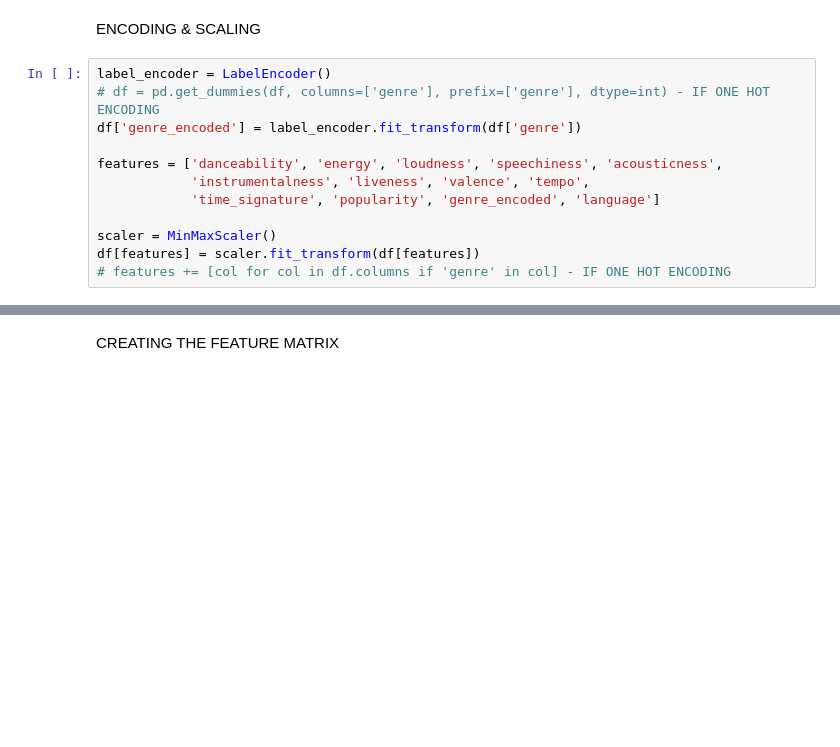
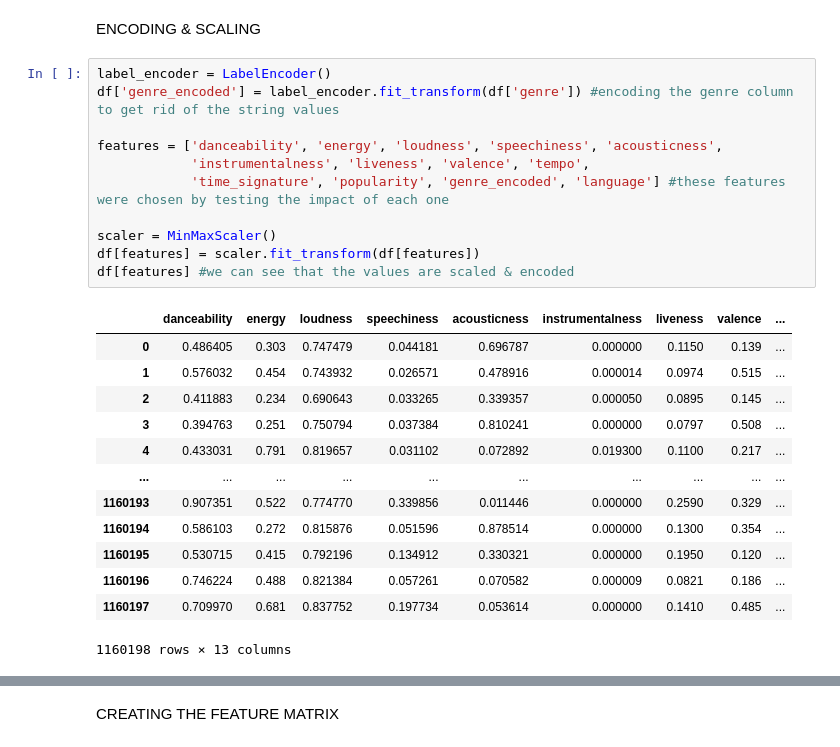
Before and after one commit to NihatBabayev/recommender, a Jupyter notebook: research_notebooks/playlist_recommender.ipynb, the cells around one changed output, grey strips where cells are left out. Drawn from its saved outputs; the diff is of its cells as text; blank space fills up the shorter version.

```diff
--- a/research_notebooks/playlist_recommender.ipynb
+++ b/research_notebooks/playlist_recommender.ipynb
@@ -54,13 +47,26 @@ df
 ENCODING & SCALING
 # %%
 label_encoder = LabelEncoder()
-# df = pd.get_dummies(df, columns=['genre'], prefix=['genre'], dtype=int) - IF ONE HOT ENCODING
-df['genre_encoded'] = label_encoder.fit_transform(df['genre'])
+df['genre_encoded'] = label_encoder.fit_transform(df['genre']) #encoding the genre column to get rid of the string values
 
 features = ['danceability', 'energy', 'loudness', 'speechiness', 'acousticness',
             'instrumentalness', 'liveness', 'valence', 'tempo',
-            'time_signature', 'popularity', 'genre_encoded', 'language']
+            'time_signature', 'popularity', 'genre_encoded', 'language'] #these features were chosen by testing the impact of each one
 
 scaler = MinMaxScaler()
 df[features] = scaler.fit_transform(df[features])
-# features += [col for col in df.columns if 'genre' in col] - IF ONE HOT ENCODING
+df[features] #we can see that the values are scaled & encoded
+# %% [output]
+|  | danceability | energy | loudness | speechiness | acousticness | instrumentalness | liveness | valence | ... |
+| 0 | 0.486405 | 0.303 | 0.747479 | 0.044181 | 0.696787 | 0.000000 | 0.1150 | 0.139 | ... |
+| 1 | 0.576032 | 0.454 | 0.743932 | 0.026571 | 0.478916 | 0.000014 | 0.0974 | 0.515 | ... |
+| 2 | 0.411883 | 0.234 | 0.690643 | 0.033265 | 0.339357 | 0.000050 | 0.0895 | 0.145 | ... |
+| 3 | 0.394763 | 0.251 | 0.750794 | 0.037384 | 0.810241 | 0.000000 | 0.0797 | 0.508 | ... |
+| 4 | 0.433031 | 0.791 | 0.819657 | 0.031102 | 0.072892 | 0.019300 | 0.1100 | 0.217 | ... |
+| ... | ... | ... | ... | ... | ... | ... | ... | ... | ... |
+| 1160193 | 0.907351 | 0.522 | 0.774770 | 0.339856 | 0.011446 | 0.000000 | 0.2590 | 0.329 | ... |
+| 1160194 | 0.586103 | 0.272 | 0.815876 | 0.051596 | 0.878514 | 0.000000 | 0.1300 | 0.354 | ... |
+| 1160195 | 0.530715 | 0.415 | 0.792196 | 0.134912 | 0.330321 | 0.000000 | 0.1950 | 0.120 | ... |
+| 1160196 | 0.746224 | 0.488 | 0.821384 | 0.057261 | 0.070582 | 0.000009 | 0.0821 | 0.186 | ... |
+| 1160197 | 0.709970 | 0.681 | 0.837752 | 0.197734 | 0.053614 | 0.000000 | 0.1410 | 0.485 | ... |
+1160198 rows × 13 columns
```
Also changed, not shown: parts of 26 cells of this notebook, 5 other files.
